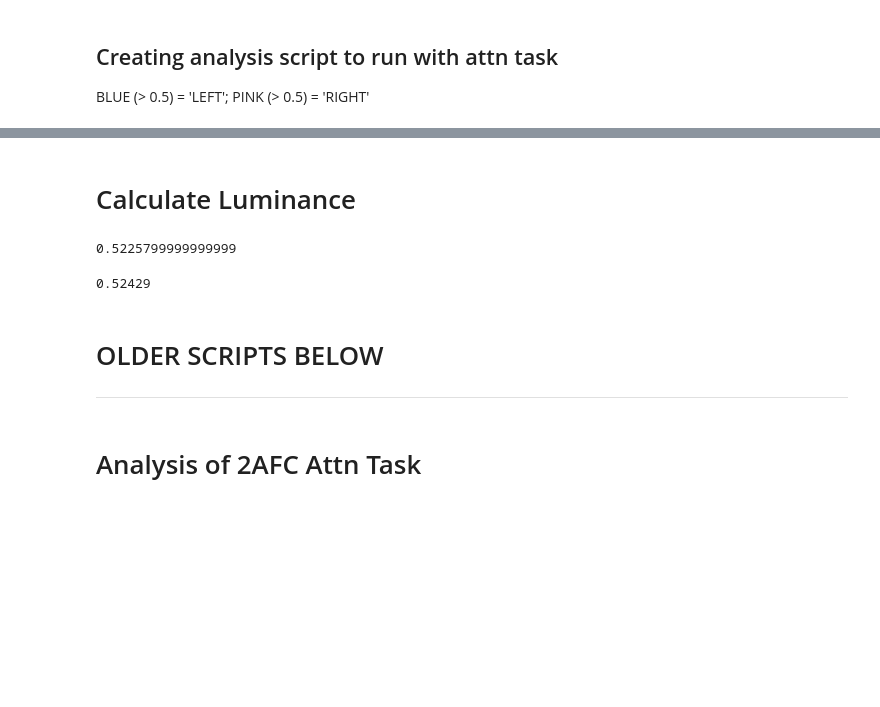
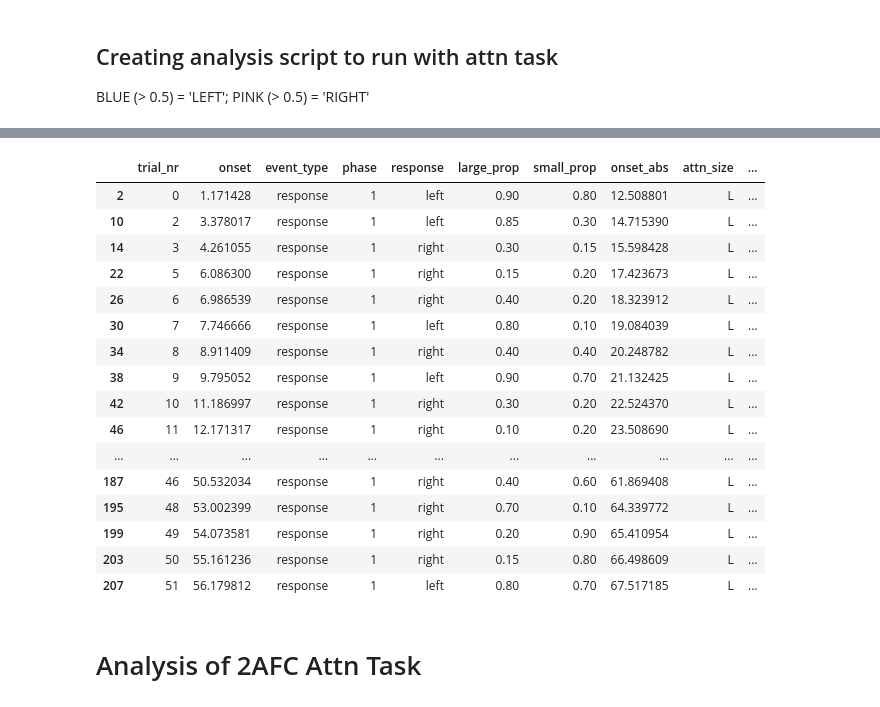
Before and after one commit to sumiyaabdi/PRF_Experiment_Checkers, a Jupyter notebook: Experiment/analysis/analysis.ipynb, the cells around one changed output, grey strips where cells are left out. Drawn from its saved outputs; the diff is of its cells as text; code cells hidden in the pictures; blank space fills up the shorter version.

```diff
--- a/Experiment/analysis/analysis.ipynb
+++ b/Experiment/analysis/analysis.ipynb
@@ -173,2 +109,0 @@ Yes/No Values: 0.721 , 0.279
-# %% [markdown]
-# Calculate Luminance
@@ -187,16 +110,23 @@ def conv2one_one(r,g,b):
-# %%
-luminance(*conv2zero_one(-0.4,0.5,1))
-luminance(*conv2zero_one(-0.8,0.2,1))
-# %% [output]
-0.5225799999999999
-# %%
-luminance(*conv2zero_one(1,-0.3,0.7))
-# %% [output]
-0.52429
-# %% [markdown]
-# OLDER SCRIPTS BELOW #
-
-------
+# %%
+df
+# %% [output]
+|  | trial_nr | onset | event_type | phase | response | large_prop | small_prop | onset_abs | attn_size | ... |
+| 2 | 0 | 1.171428 | response | 1 | left | 0.90 | 0.80 | 12.508801 | L | ... |
+| 10 | 2 | 3.378017 | response | 1 | left | 0.85 | 0.30 | 14.715390 | L | ... |
+| 14 | 3 | 4.261055 | response | 1 | right | 0.30 | 0.15 | 15.598428 | L | ... |
+| 22 | 5 | 6.086300 | response | 1 | right | 0.15 | 0.20 | 17.423673 | L | ... |
+| 26 | 6 | 6.986539 | response | 1 | right | 0.40 | 0.20 | 18.323912 | L | ... |
+| 30 | 7 | 7.746666 | response | 1 | left | 0.80 | 0.10 | 19.084039 | L | ... |
+| 34 | 8 | 8.911409 | response | 1 | right | 0.40 | 0.40 | 20.248782 | L | ... |
+| 38 | 9 | 9.795052 | response | 1 | left | 0.90 | 0.70 | 21.132425 | L | ... |
+| 42 | 10 | 11.186997 | response | 1 | right | 0.30 | 0.20 | 22.524370 | L | ... |
+| 46 | 11 | 12.171317 | response | 1 | right | 0.10 | 0.20 | 23.508690 | L | ... |
+| ... | ... | ... | ... | ... | ... | ... | ... | ... | ... | ... |
+| 187 | 46 | 50.532034 | response | 1 | right | 0.40 | 0.60 | 61.869408 | L | ... |
+| 195 | 48 | 53.002399 | response | 1 | right | 0.70 | 0.10 | 64.339772 | L | ... |
+| 199 | 49 | 54.073581 | response | 1 | right | 0.20 | 0.90 | 65.410954 | L | ... |
+| 203 | 50 | 55.161236 | response | 1 | right | 0.15 | 0.80 | 66.498609 | L | ... |
+| 207 | 51 | 56.179812 | response | 1 | left | 0.80 | 0.70 | 67.517185 | L | ... |
 # %% [markdown]
 # Analysis of 2AFC Attn Task
 # %% [markdown]
```
Also changed, not shown: parts of 5 cells of this notebook, 4 other files.
